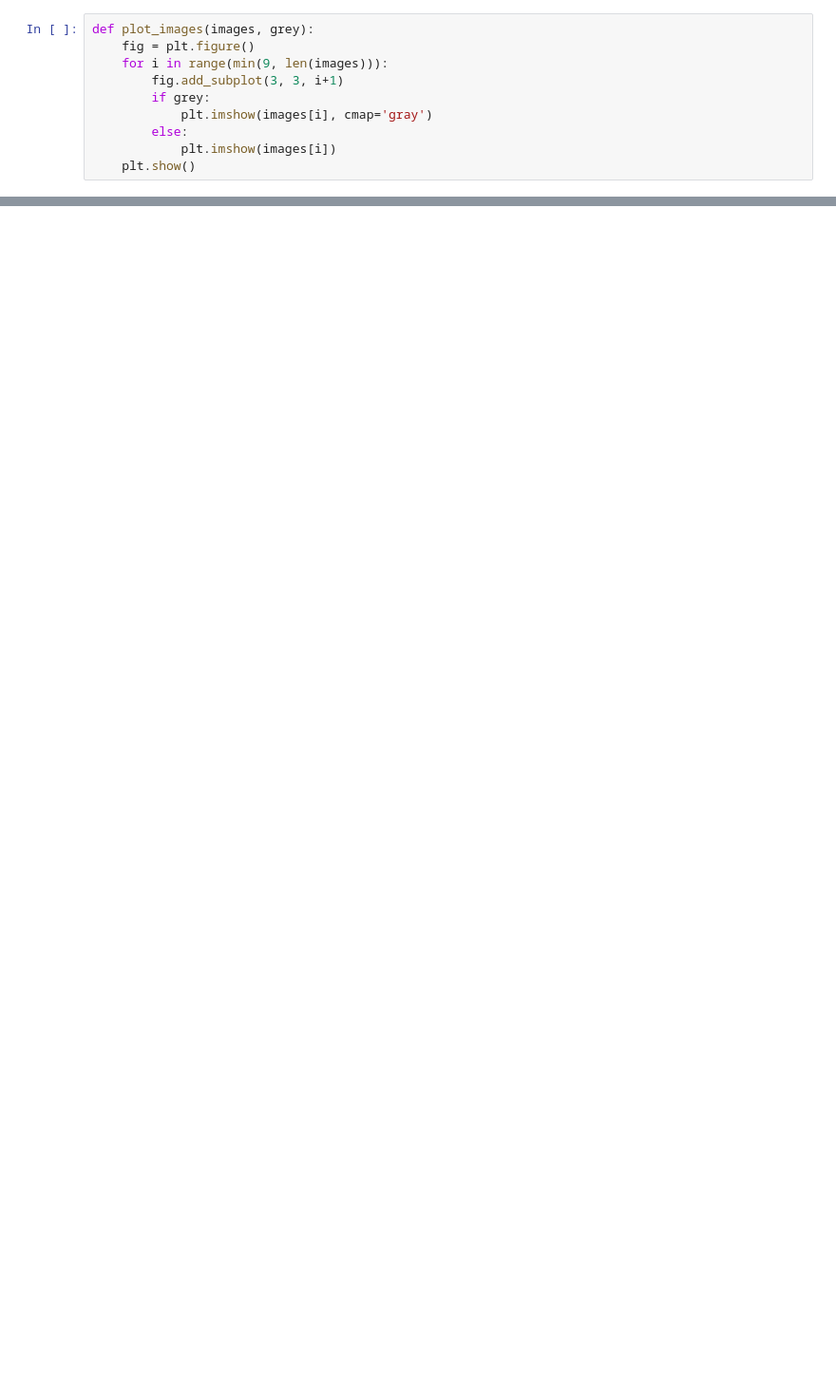
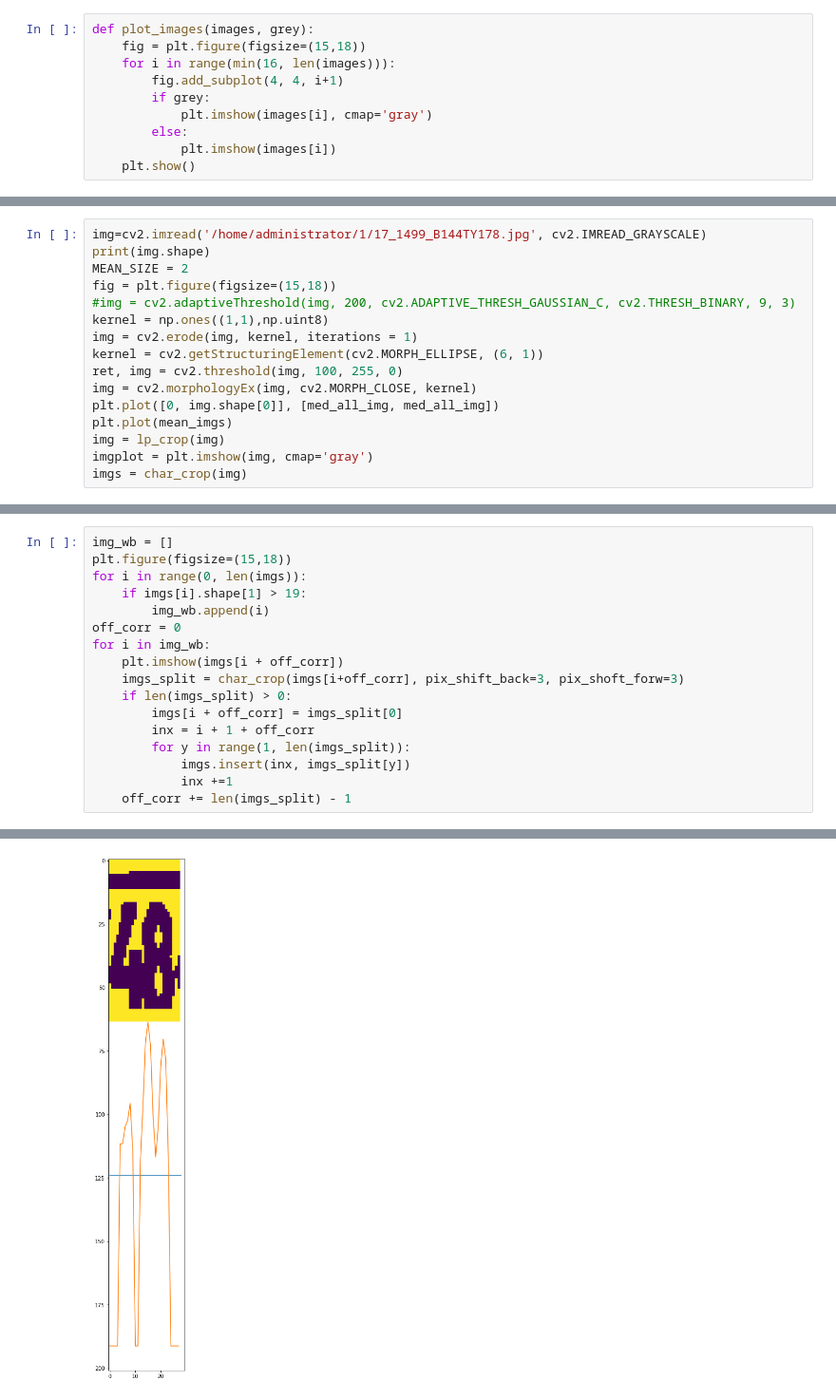
Before and after one commit to BEugen/Rslp, a Jupyter notebook: DataGenerate/img-lp.ipynb, the cells around one changed output, grey strips where cells are left out. Shown at 95% size. Drawn from its saved outputs; the diff is of its cells as text; blank space fills up the shorter version.

```diff
--- a/DataGenerate/img-lp.ipynb
+++ b/DataGenerate/img-lp.ipynb
@@ -6,9 +7,9 @@ import cv2
 %matplotlib inline
 # %%
 def plot_images(images, grey):
-    fig = plt.figure()
-    for i in range(min(9, len(images))):
-        fig.add_subplot(3, 3, i+1)
+    fig = plt.figure(figsize=(15,18))
+    for i in range(min(16, len(images))):
+        fig.add_subplot(4, 4, i+1)
         if grey:
             plt.imshow(images[i], cmap='gray')
         else:
@@ -57,0 +125,16 @@ mn = np.array(mn)
+# %%
+img=cv2.imread('/home/administrator/1/17_1499_B144TY178.jpg', cv2.IMREAD_GRAYSCALE)
+print(img.shape)
+MEAN_SIZE = 2
+fig = plt.figure(figsize=(15,18))
+#img = cv2.adaptiveThreshold(img, 200, cv2.ADAPTIVE_THRESH_GAUSSIAN_C, cv2.THRESH_BINARY, 9, 3)
+kernel = np.ones((1,1),np.uint8)
+img = cv2.erode(img, kernel, iterations = 1)
+kernel = cv2.getStructuringElement(cv2.MORPH_ELLIPSE, (6, 1))
+ret, img = cv2.threshold(img, 100, 255, 0)
+img = cv2.morphologyEx(img, cv2.MORPH_CLOSE, kernel)
+plt.plot([0, img.shape[0]], [med_all_img, med_all_img])
+plt.plot(mean_imgs)
+img = lp_crop(img)
+imgplot = plt.imshow(img, cmap='gray')
+imgs = char_crop(img)
@@ -57,0 +158,18 @@ mn = np.array(mn)
+# %%
+img_wb = []
+plt.figure(figsize=(15,18))
+for i in range(0, len(imgs)):
+    if imgs[i].shape[1] > 19:
+        img_wb.append(i)
+off_corr = 0
+for i in img_wb:
+    plt.imshow(imgs[i + off_corr])
+    imgs_split = char_crop(imgs[i+off_corr], pix_shift_back=3, pix_shoft_forw=3)
+    if len(imgs_split) > 0:
+        imgs[i + off_corr] = imgs_split[0]
+        inx = i + 1 + off_corr
+        for y in range(1, len(imgs_split)):
+            imgs.insert(inx, imgs_split[y])
+            inx +=1
+    off_corr += len(imgs_split) - 1
+# %% [output]
@@ -57,0 +178 @@ mn = np.array(mn)
+[figure, added]
```
Also changed, not shown: parts of 15 cells of this notebook.
